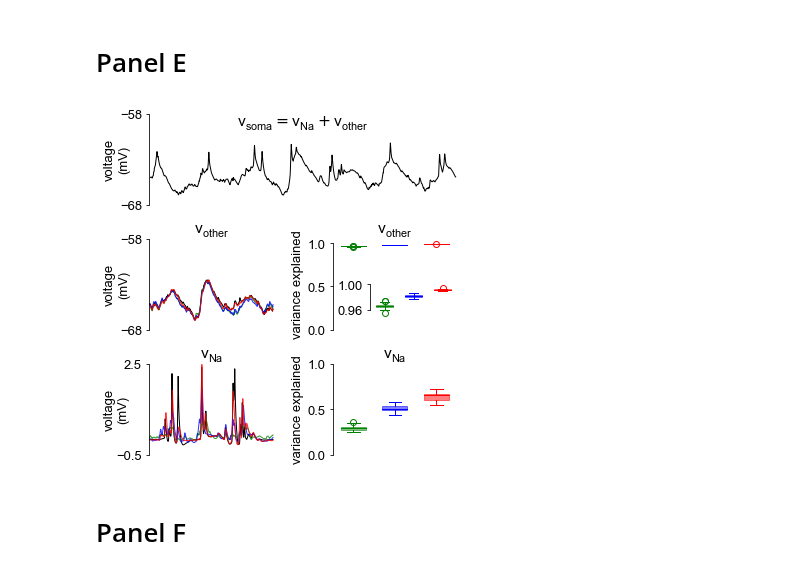
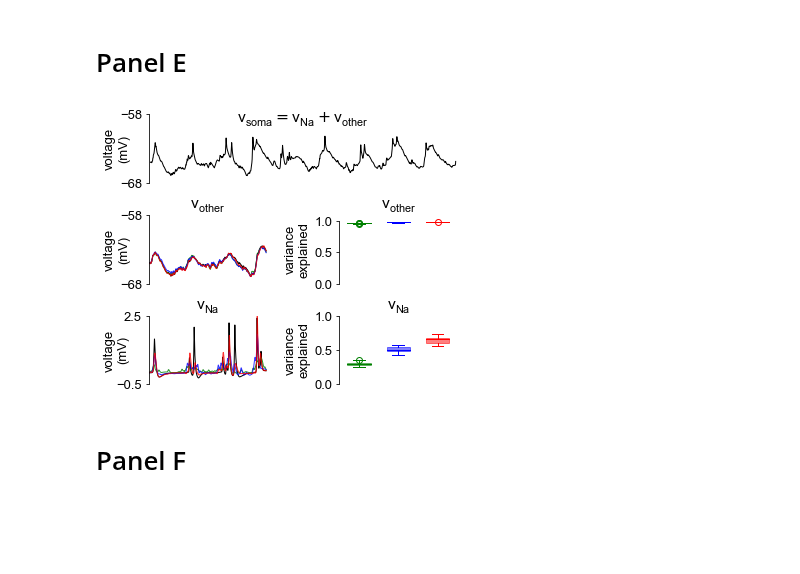
Before and after one commit to yjkimnada/dendrite, a Jupyter notebook: fig_cosyne/fig_cosyne.ipynb, the cells around one changed output. Cells and saved outputs as stored; diff of their text form; code cells hidden in the pictures; blank space fills up the shorter version.

```diff
--- a/fig_cosyne/fig_cosyne.ipynb
+++ b/fig_cosyne/fig_cosyne.ipynb
@@ -175,7 +250,7 @@ mpl.rcParams['font.sans-serif'] = "Arial"
 mpl.rcParams['font.family'] = "sans-serif"
 plt.rcParams['font.size'] = '13'
 
-fig = plt.figure(constrained_layout=True, figsize = (5,3))
+fig = plt.figure(constrained_layout=True, figsize = (5,2.5))
 gs = fig.add_gridspec(2,4, wspace=0.1, hspace=0.05)
 ax1 = fig.add_subplot(gs[0,:3])
 ax2 = fig.add_subplot(gs[1,:3])
@@ -224,7 +299,7 @@ for i in range(var_exp_array.shape[0]*2):
     plt.setp(bp['whiskers'][i], color=cap_colors[i])
     plt.setp(bp['caps'][i], color=cap_colors[i])
 
-ax3.set_ylim(0.94,1)
+ax3.set_ylim(0.,1)
 ax3.set_xticks([])
 ax3.tick_params(axis="x", length=0)
 #ax3.set_xticklabels(["4", "8", "12"])
@@ -234,7 +309,7 @@ ax3.margins(x=0.005, y=0.005)
 ax3.spines.right.set_visible(False)
 ax3.spines.top.set_visible(False)
 ax3.spines.bottom.set_visible(False)
-ax3.set_yticks(np.arange(0.94,1.01,0.02))
+#ax3.set_yticks(np.arange(0.94,1.01,0.02))
 
 fig.tight_layout()
 #plt.show()
@@ -272,7 +345,7 @@ mpl.rcParams['font.sans-serif'] = "Arial"
 mpl.rcParams['font.family'] = "sans-serif"
 plt.rcParams['font.size'] = '13'
 
-fig = plt.figure(constrained_layout=True, figsize = (5,5))
+fig = plt.figure(constrained_layout=True, figsize = (5,4))
 gs = fig.add_gridspec(3,2, wspace=0.05, hspace=0.1)
 ax1 = fig.add_subplot(gs[0,:])
 ax2 = fig.add_subplot(gs[1,0])
@@ -280,7 +353,7 @@ ax3 = fig.add_subplot(gs[1,1])
 ax4 = fig.add_subplot(gs[2,0])
 ax5 = fig.add_subplot(gs[2,1])
 
-ax1.plot(np.arange(0,0.8,1/5000), true4_na[-1][17000:21000], linewidth=1, color="black")
+ax1.plot(np.arange(0,5500/5000,1/5000), true4_na[-1][17000:22500], linewidth=1, color="black")
 ax1.margins(x=0.005, y=0.005)
 ax1.spines.right.set_visible(False)
 ax1.spines.top.set_visible(False)
@@ -291,10 +364,10 @@ ax1.set_xticks([])
 ax1.set_ylabel("voltage\n(mV)", labelpad=-10)
 ax1.set_title("$\mathregular{v_{soma}} = \mathregular{v_{Na}} + \mathregular{v_{other}}$", y=0.8)
 
-ax2.plot(np.arange(0,0.4,1/5000), true4_nona[-1][18000:20000], linewidth=1, color="black", label="target")
-ax2.plot(np.arange(0,0.4,1/5000), one4_nona_test[-1][18000:20000], linewidth=1, color="green", label="static", alpha=0.8)
-ax2.plot(np.arange(0,0.4,1/5000), two4_nona_test[-1][18000:20000], linewidth=1, color="blue", label="static w/ multiplex", alpha=0.8)
-ax2.plot(np.arange(0,0.4,1/5000), gru4_nona_test[-1][18000:20000], linewidth=1, color="red", label="dynamic", alpha=0.8)
+ax2.plot(np.arange(0,0.4,1/5000), true4_nona[-1][17000:19000], linewidth=1, color="black", label="target")
+ax2.plot(np.arange(0,0.4,1/5000), one4_nona_test[-1][17000:19000], linewidth=1, color="green", label="static", alpha=0.8)
+ax2.plot(np.arange(0,0.4,1/5000), two4_nona_test[-1][17000:19000], linewidth=1, color="blue", label="static w/ multiplex", alpha=0.8)
+ax2.plot(np.arange(0,0.4,1/5000), gru4_nona_test[-1][17000:19000], linewidth=1, color="red", label="dynamic", alpha=0.8)
 ax2.margins(x=0.005, y=0.005)
 ax2.spines.right.set_visible(False)
 ax2.spines.top.set_visible(False)
@@ -306,10 +379,10 @@ ax2.set_xticks([])
 ax2.set_ylabel("voltage\n(mV)", labelpad=-10)
 ax2.set_title("$\mathregular{v_{other}}$")
 
-ax4.plot(np.arange(0,0.4,1/5000), true4_diff[-1][18000:20000], linewidth=1, color="black")
-ax4.plot(np.arange(0,0.4,1/5000), one4_diff_test[-1][18000:20000], linewidth=1, color="green", label="static", alpha=0.8)
-ax4.plot(np.arange(0,0.4,1/5000), two4_diff_test[-1][18000:20000], linewidth=1, color="blue", label="static w/ multiplex", alpha=0.8)
-ax4.plot(np.arange(0,0.4,1/5000), gru4_diff_test[-1][18000:20000], linewidth=1, color="red", label="dynamic", alpha=0.8)
+ax4.plot(np.arange(0,0.4,1/5000), true4_diff[-1][17000:19000], linewidth=1, color="black")
+ax4.plot(np.arange(0,0.4,1/5000), one4_diff_test[-1][17000:19000], linewidth=1, color="green", label="static", alpha=0.8)
+ax4.plot(np.arange(0,0.4,1/5000), two4_diff_test[-1][17000:19000], linewidth=1, color="blue", label="static w/ multiplex", alpha=0.8)
+ax4.plot(np.arange(0,0.4,1/5000), gru4_diff_test[-1][17000:19000], linewidth=1, color="red", label="dynamic", alpha=0.8)
 ax4.margins(x=0.005, y=0.005)
 ax4.spines.right.set_visible(False)
 ax4.spines.top.set_visible(False)
@@ -339,70 +412,49 @@ for i in range(nona_var_exp_array.shape[0]*2):
 ax3.set_xticks([])
 #ax3.set_xticklabels(["4", "8", "12"])
 #ax3.set_xlabel("no. of clusters")
-ax3.set_ylim(0,1.05)
+ax3.set_ylim(0,1.1)
 ax3.margins(x=0.005, y=0.005)
 ax3.spines.right.set_visible(False)
 ax3.spines.top.set_visible(False)
 ax3.spines.bottom.set_visible(False)
 ax3.tick_params(axis="x", length=0)
 ax3.set_title("$\mathregular{v_{other}}$")
-ax3.set_ylabel("variance explained")
+ax3.set_ylabel("variance\nexplained")
 ax3.set_yticks(np.arange(0,1.01,0.5))
 ax3.spines.left.set_bounds((0,1))
-
-ins = ax3.inset_axes([0.3,0.15,0.7,0.35])
-# first boxplot pair
-bp = ins.boxplot(nona_var_exp_array.T, positions = [1,2,3], widths = 0.6, patch_artist=True)
-for i in range(nona_var_exp_array.shape[0]):
-    plt.setp(bp['boxes'][i], facecolor=colors[i])
-    plt.setp(bp['boxes'][i], alpha=0.5)
-    plt.setp(bp["fliers"][i], markeredgecolor=colors[i])
-    plt.setp(bp["boxes"][i], color=colors[i])
-    plt.setp(bp["medians"][i], color=colors[i])
-for i in range(nona_var_exp_array.shape[0]*2):
-    plt.setp(bp['whiskers'][i], color=cap_colors[i])
-    plt.setp(bp['caps'][i], color=cap_colors[i])
-
-ins.spines.right.set_visible(False)
-ins.spines.top.set_visible(False)
-ins.spines.bottom.set_visible(False)
-ins.set_xticks([])
-ins.set_ylim(0.95,1)
-ins.set_yticks([0.96,1])
-ins.spines.left.set_bounds((0.96,1))
 
 # first boxplot pair
 bp = ax5.boxplot(diff_var_exp_array.T, positions = [1,2,3], widths = 0.6, patch_artist=True)
 for i in range(diff_var_exp_array.shape[0]):
     plt.setp(bp['boxes'][i], facecolor=colors[i])
     plt.setp(bp['boxes'][i], alpha=0.5)
     plt.setp(bp["fliers"][i], markeredgecolor=colors[i])
     plt.setp(bp["boxes"][i], color=colors[i])
     plt.setp(bp["medians"][i], color=colors[i])
 for i in range(diff_var_exp_array.shape[0]*2):
     plt.setp(bp['whiskers'][i], color=cap_colors[i])
     plt.setp(bp['caps'][i], color=cap_colors[i])
 
 
 ax5.set_xticks([])
 #ax5.set_xticklabels(["4", "8", "12"])
 #ax5.set_xlabel("no. of clusters")
 ax5.set_ylim(0,1)
 ax5.margins(x=0.005, y=0.005)
 ax5.spines.right.set_visible(False)
 ax5.spines.top.set_visible(False)
 ax5.set_title("$\mathregular{v_{Na}}$")
 ax5.spines.bottom.set_visible(False)
 ax5.tick_params(axis="x", length=0)
 ax5.set_yticks(np.arange(0,1.01,0.5))
 ax5.spines.left.set_bounds((0,1))
-ax5.set_ylabel("variance explained")
+ax5.set_ylabel("variance\nexplained")
 
 fig.tight_layout()
 #plt.show()
-#fig.savefig("/home/sklee/dendrite/fig_cosyne/fig_cosyne_e.pdf", bbox_inches="tight", transparent=True)
+fig.savefig("/home/sklee/dendrite/fig_cosyne/fig_cosyne_e.pdf", bbox_inches="tight", transparent=True)
 # %% [output]
-[figure, old version]
+[figure, new version]
 # %% [markdown]
 # Panel F
 # %%
```
Also changed, not shown: parts of 11 cells of this notebook, 31 other files.
